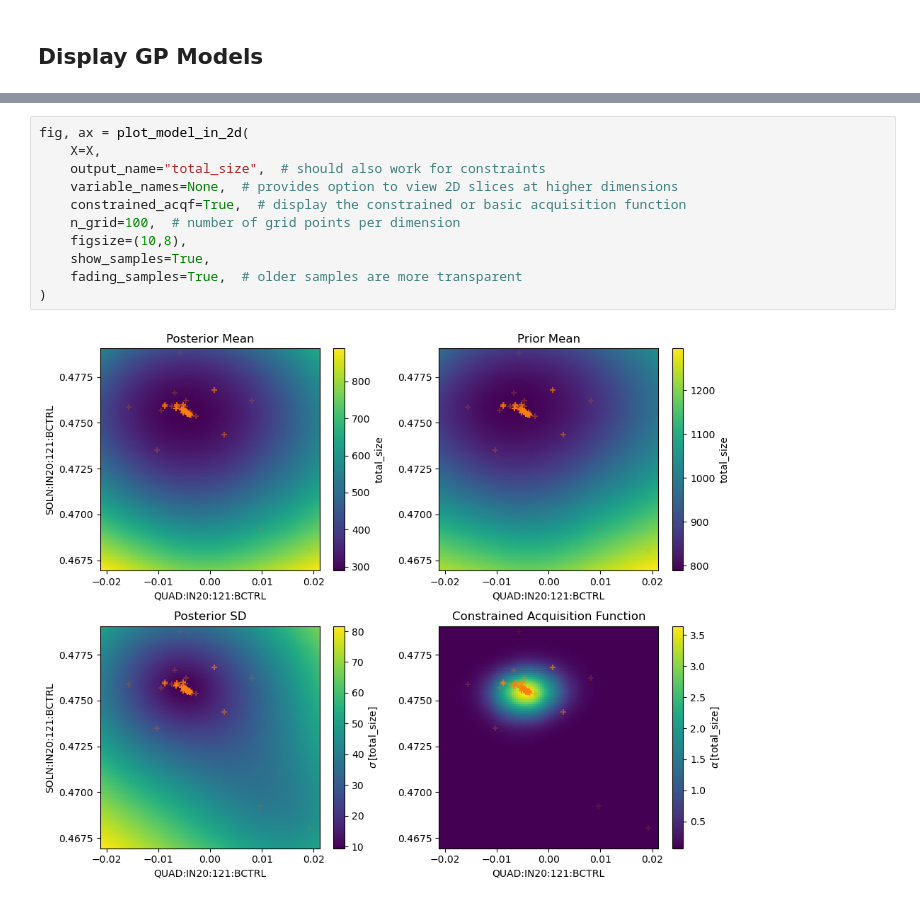
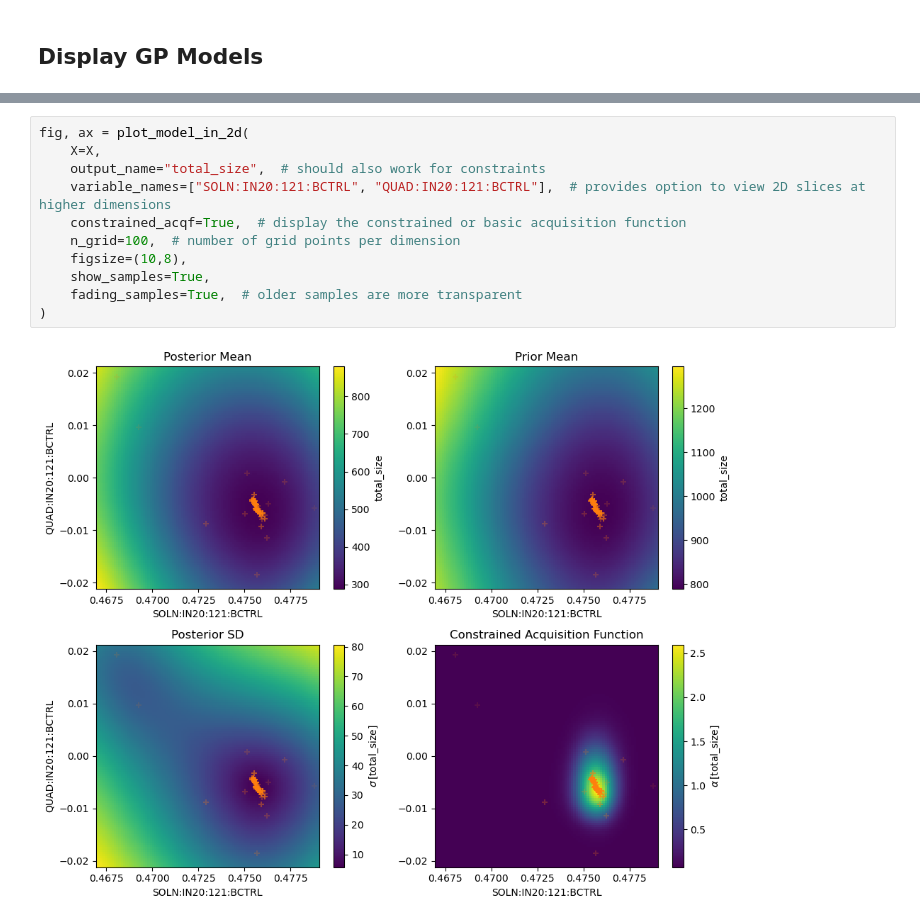
Before and after one commit to t-bz/SLAC_Xopt, a Jupyter notebook: lcls/nn_prior/offline_test_nn_optimization_2d.ipynb, the cells around one changed output, grey strips where cells are left out. Drawn from its saved outputs; the diff is of its cells as text.

```diff
--- a/lcls/nn_prior/offline_test_nn_optimization_2d.ipynb
+++ b/lcls/nn_prior/offline_test_nn_optimization_2d.ipynb
@@ -211,16 +214,16 @@ X.data[["c1" + k for k in ["", "_prior_mean", "_posterior_mean", "_posterior_sd"
 # %%
 fig, ax = plot_model_in_2d(
     X=X,
     output_name="total_size",  # should also work for constraints
-    variable_names=None,  # provides option to view 2D slices at higher dimensions
+    variable_names=["SOLN:IN20:121:BCTRL", "QUAD:IN20:121:BCTRL"],  # provides option to view 2D slices at higher dimensions
     constrained_acqf=True,  # display the constrained or basic acquisition function
     n_grid=100,  # number of grid points per dimension
     figsize=(10,8),
     show_samples=True,
     fading_samples=True,  # older samples are more transparent
 )
 # %% [output]
-[figure, old version]
+[figure, new version]
 # %%
 fig, ax = plot_model_in_2d(
     X=X,
```
Also changed, not shown: parts of 6 cells of this notebook.
